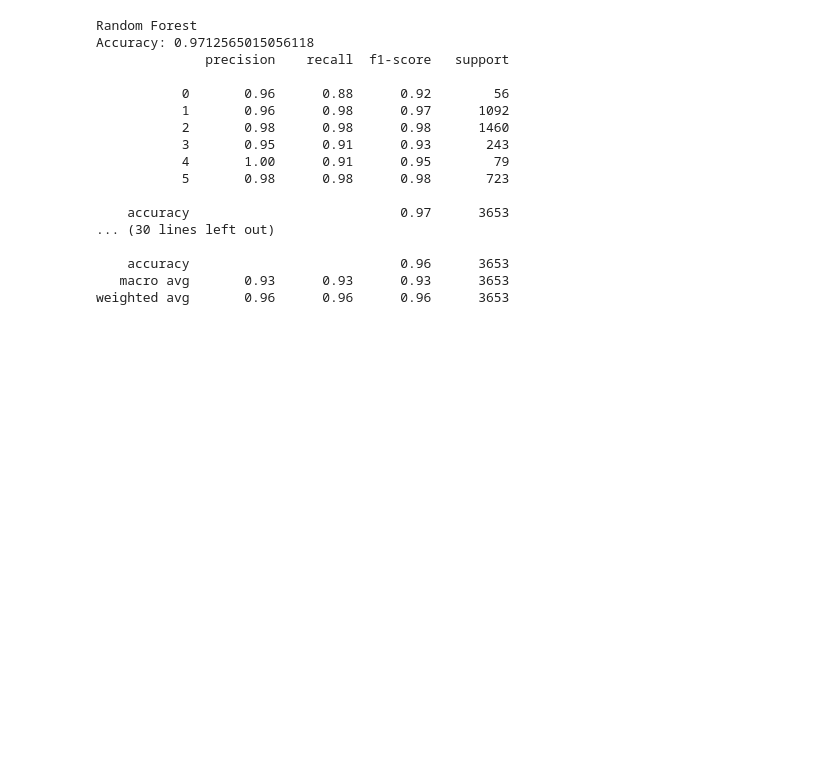
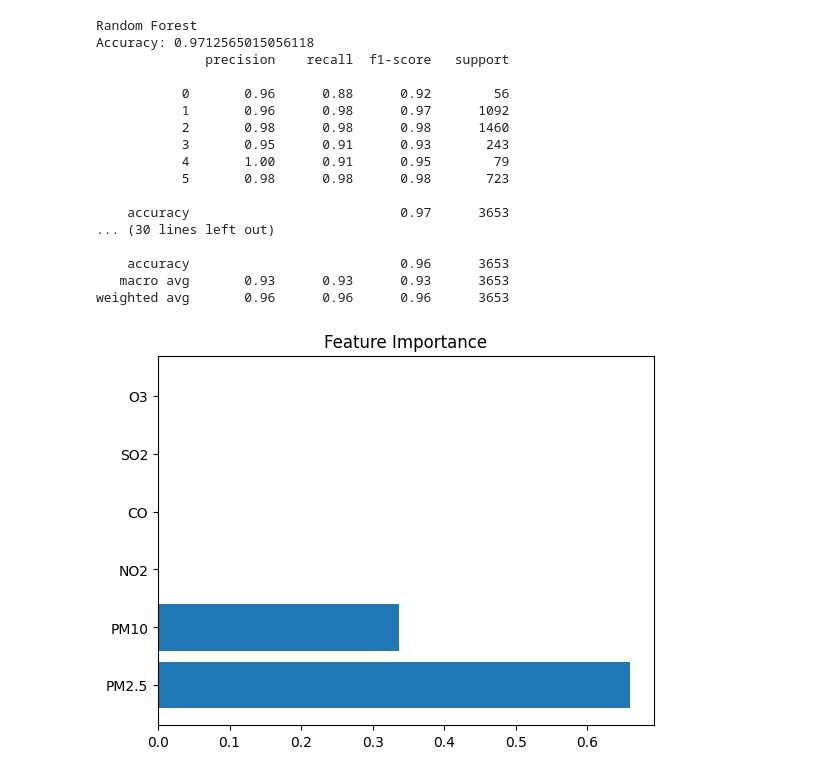
Before and after one commit to Mehnaz-Bashir/AQI-Prediction-System, a Jupyter notebook: project.ipynb, the cells around one changed output. Saved outputs shown, nothing was run; the diff lists cells and outputs as text; code cells hidden in the pictures; blank space fills up the shorter version.

Commit message:
Feature importance graph

```diff
--- a/project.ipynb
+++ b/project.ipynb
@@ -288,3 +288,14 @@ Accuracy: 0.9712565015056118
     accuracy                           0.96      3653
    macro avg       0.93      0.93      0.93      3653
 weighted avg       0.96      0.96      0.96      3653
+# %%
+import matplotlib.pyplot as plt
+
+importances = rf.feature_importances_
+features = X.columns
+
+plt.barh(features, importances)
+plt.title("Feature Importance")
+plt.show()
+# %% [output]
+[figure, added]
```
